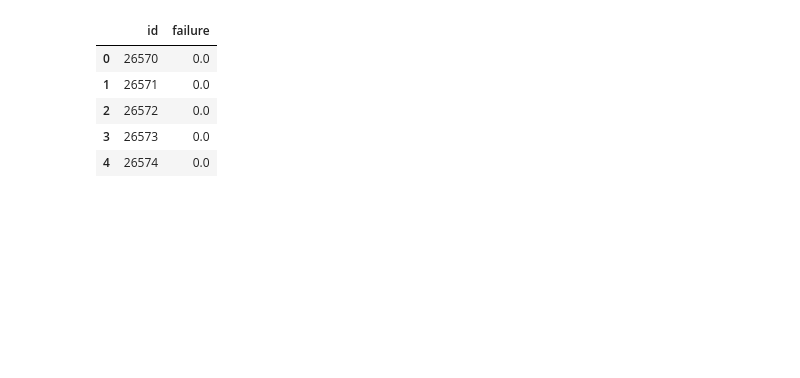
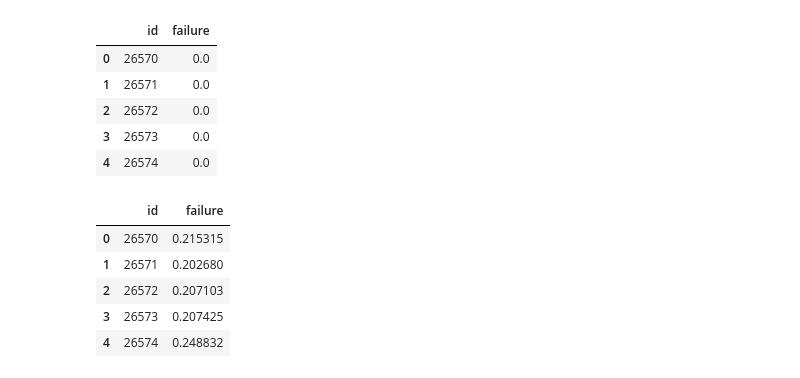
Before and after one commit to Bakhtaki/Kaggle-Competitions, a Jupyter notebook: tp-aug-2022-v2.ipynb, the cells around one changed output. Cells and saved outputs as stored; diff of their text form; code cells hidden in the pictures; blank space fills up the shorter version.

```diff
--- a/tp-aug-2022-v2.ipynb
+++ b/tp-aug-2022-v2.ipynb
@@ -777,12 +777,12 @@ for step,cross_val in enumerate([StratifiedKFold(n_splits=5, shuffle=True, rando
     importance_list = []
 
     kf = cross_val
-    for fold_idx, (train_idx, val_idx) in enumerate(kf.split(X, y,groups = train.loading )):
+    for fold_idx, (train_idx, val_idx) in enumerate(kf.split(X, y,groups = train.measurement_17 )):
         x_train, x_val = X.iloc[train_idx], X.iloc[val_idx]
         y_train, y_val = y.iloc[train_idx], y.iloc[val_idx]
         #x_train, x_val, x_test = _scale(x_train, x_val, test, select_feature)
 
-        model = LogisticRegression(max_iter=200, C=0.0001, penalty='l2', solver='newton-cg')
+        model = LogisticRegression(max_iter=100, C=0.0001, penalty='l2', solver='saga')
         model.fit(x_train[usefull_feauters], y_train)
         importance_list.append(model.coef_.ravel())
 
@@ -833,3 +832,12 @@ test = test_df.drop('id', axis = 1)
 sub1 = sample_submission.copy()
 sub1.failure = result_0
 sub1.to_csv('submission.csv', index = False)
+# %%
+sub1.head()
+# %% [output]
+|  | id | failure |
+| 0 | 26570 | 0.215315 |
+| 1 | 26571 | 0.202680 |
+| 2 | 26572 | 0.207103 |
+| 3 | 26573 | 0.207425 |
+| 4 | 26574 | 0.248832 |
```
Also changed, not shown: parts of 4 cells of this notebook.
